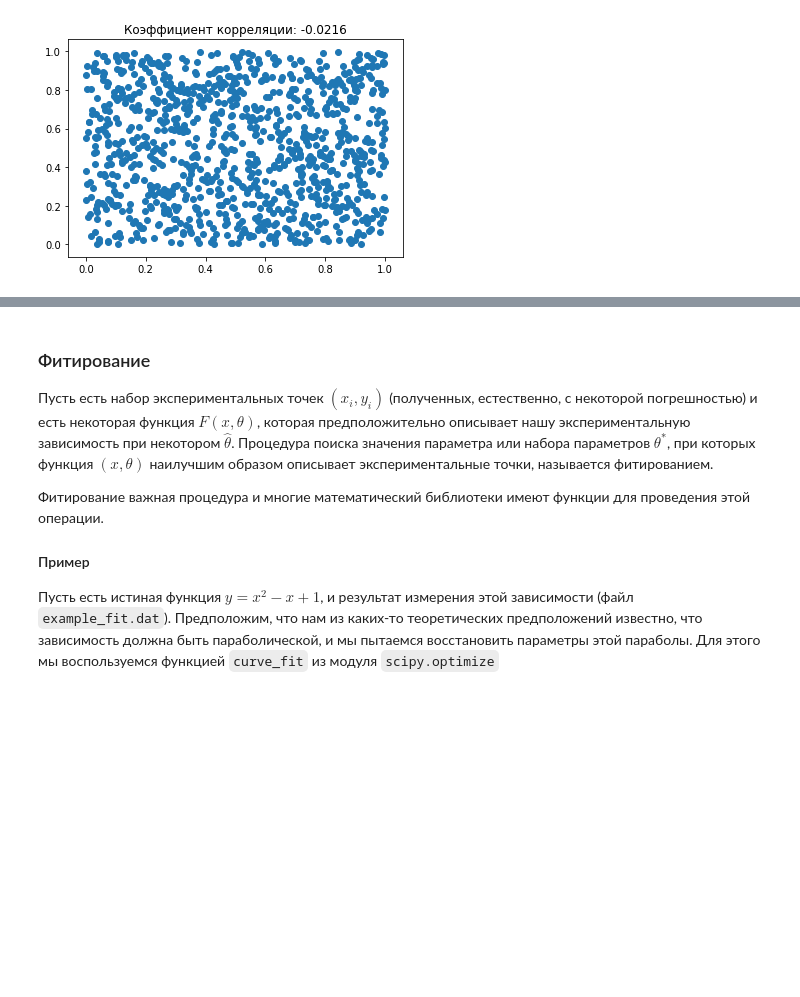
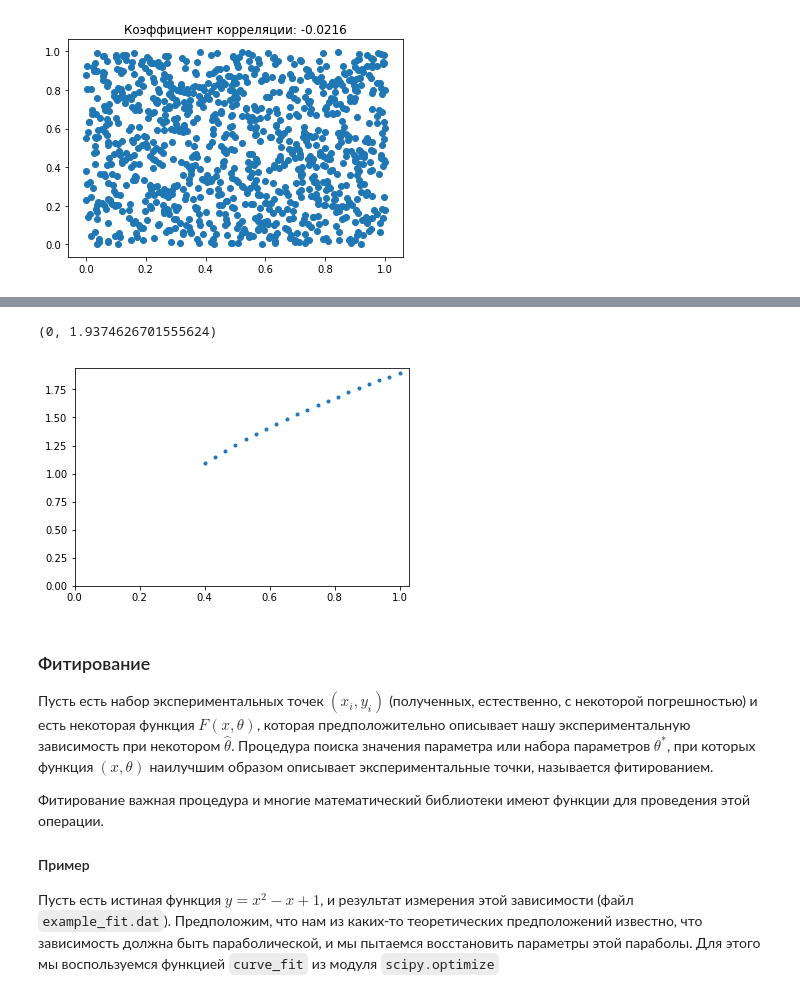
Before and after one commit to mipt-genphys/mipt-stat-book, a Jupyter notebook: notebooks/Draft.ipynb, the cells around one changed output, grey strips where cells are left out. Drawn from its saved outputs; the diff is of its cells as text; code cells hidden in the pictures; blank space fills up the shorter version.

```diff
--- a/notebooks/Draft.ipynb
+++ b/notebooks/Draft.ipynb
@@ -611,3 +644,13 @@ plt.scatter(x,y);
+# %%
+f = lambda x: 2*(x-0.1)**0.5
+x = np.linspace(0.4,1,20)
+y = f(x)
+plt.plot(x,y, '.');
+plt.xlim(0)
+plt.ylim(0);
+# %% [output]
+(0, 1.9374626701555624)
+[figure, added]
 # %% [markdown]
 ### Фитирование
 
```
Also changed, not shown: parts of 9 cells of this notebook.
